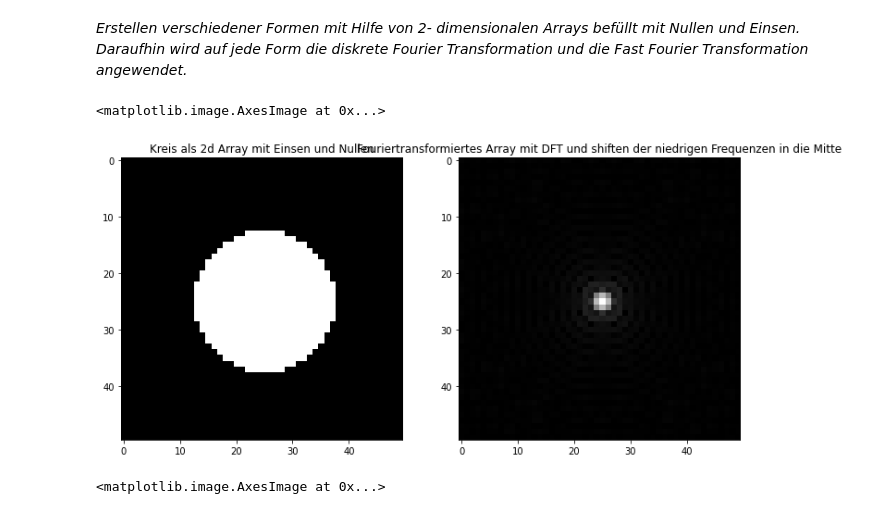
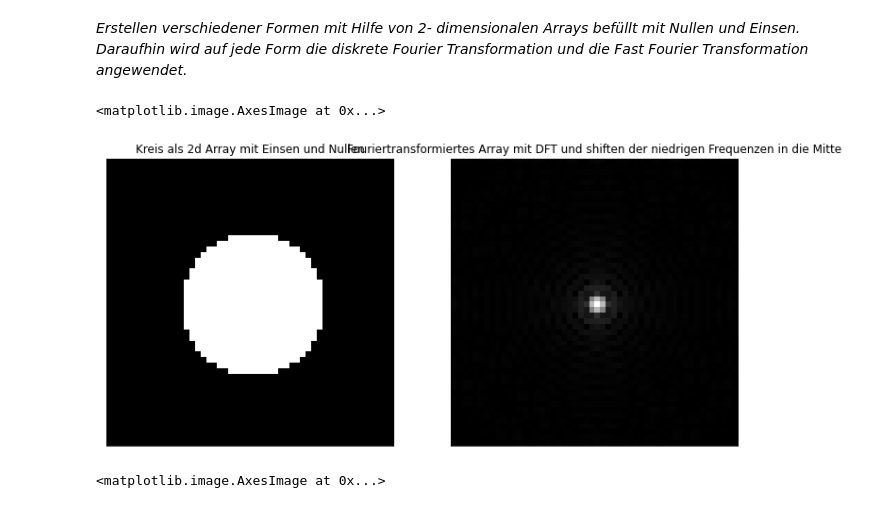
Before and after one commit to MYahiatene/Project2_DFT, a Jupyter notebook: main.ipynb, the cells around one changed output. Saved outputs shown, nothing was run; the diff lists cells and outputs as text; code cells hidden in the pictures.

```diff
--- a/main.ipynb
+++ b/main.ipynb
@@ -9,8 +9,8 @@ from skimage import draw
 from scipy import misc as ms
 %matplotlib inline
 # Hier wird die Größe des Bildarrays festgelegt
-M=50
-N=50
+M=52
+N=52
 #Algorithmus der diskreten Fourier Transformation eines 2 dimensionalen Arrays
 def ft_own(array):
     arr = np.zeros((M,N),dtype=complex)
@@ -18,7 +18,8 @@ def ft_own(array):
         for l in range(0,N,1):
             for i in range(0,M,1):
                 for j in range(0,N,1):
-                   arr[k][l] +=np.divide(1,M*N)*array[i][j] * np.exp(2j*(np.pi*((i*k)/M))) * np.exp(2j*(np.pi*((j*l)/N)))
+                   arr[k][l] +=array[i][j] * np.exp(-2j*(np.pi*((i*k)/M))) * np.exp(-2j*(np.pi*((j*l)/N)))
+
     return arr
 
 #Algorithmus der diskreten  inversen Fourier Transformation eines 2 dimensionalen Arrays
@@ -28,7 +29,8 @@ def ift_own(array):
         for l in range(0,N,1):
             for i in range(0,M,1):
                 for j in range(0,N,1):
-                   arr[k][l] +=array[i][j] * np.exp(-2j*(np.pi*((i*k)/M))) * np.exp(-2j*(np.pi*((j*l)/N)))
+                   arr[k][l] +=np.divide(1,M*N)*array[i][j] * np.exp(2j*(np.pi*((i*k)/M))) * np.exp(2j*(np.pi*((j*l)/N)))
+
     return arr
 # %% [markdown]
 *Erstellen verschiedener Formen mit Hilfe von 2- dimensionalen Arrays befüllt mit Nullen und Einsen.
@@ -36,20 +38,24 @@ Daraufhin wird auf jede Form die diskrete Fourier Transformation und die Fast Fo
 # %%
 plt.figure(figsize=(12,12))
 plt.subplot(1,2,1)
+plt.xticks([])
+plt.yticks([])
 circle = np.zeros((M, N))
 rows_circle, columns_circle = draw.disk((N/2,M/2),N/4)
 circle[rows_circle, columns_circle] = 1
 plt.imshow(circle.real,cmap='gray')
 plt.title('Kreis als 2d Array mit Einsen und Nullen')
 plt.subplot(1,2,2)
+plt.xticks([])
+plt.yticks([])
 plt.title('Fouriertransformiertes Array mit DFT und shiften der niedrigen Frequenzen in die Mitte')
 dft_circle = ft_own(circle)
 #2 malige Anwenden von numpy roll um Spaltenanzahl/2 und Zeilenanzahl/2 anhand der X und Y Achse ermöglicht
 #das Verschieben der kleinen Frequenzen(Zeilen/Spalten) in die Mitte des Bildes
 plt.imshow(np.abs(np.roll(np.roll(dft_circle,M//2,axis=0),N//2,axis=1)),cmap='gray')
 # %% [output]
 <matplotlib.image.AxesImage at 0x...>
-[figure, old version]
+[figure, new version]
 # %%
 plt.title('Fouriertransformiertes Array mit FFT und shiften der niedrigen Frequenzen in die Mitte')
 fft_circle = np.fft.fft2(circle)
```
Also changed, not shown: parts of 16 cells of this notebook, 1 other file.
